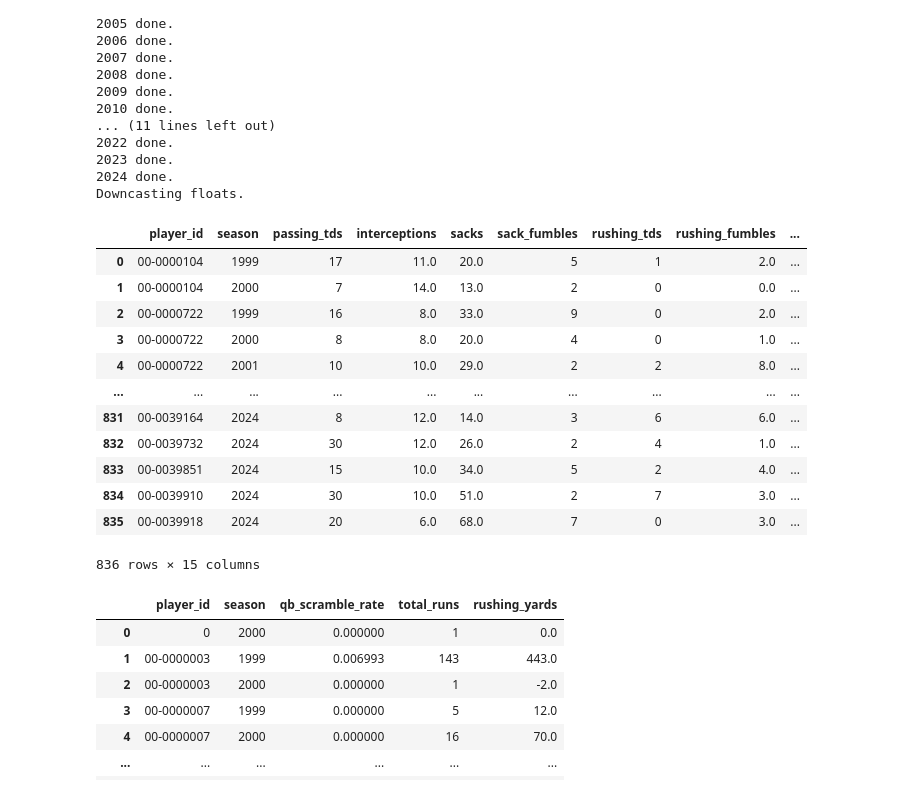
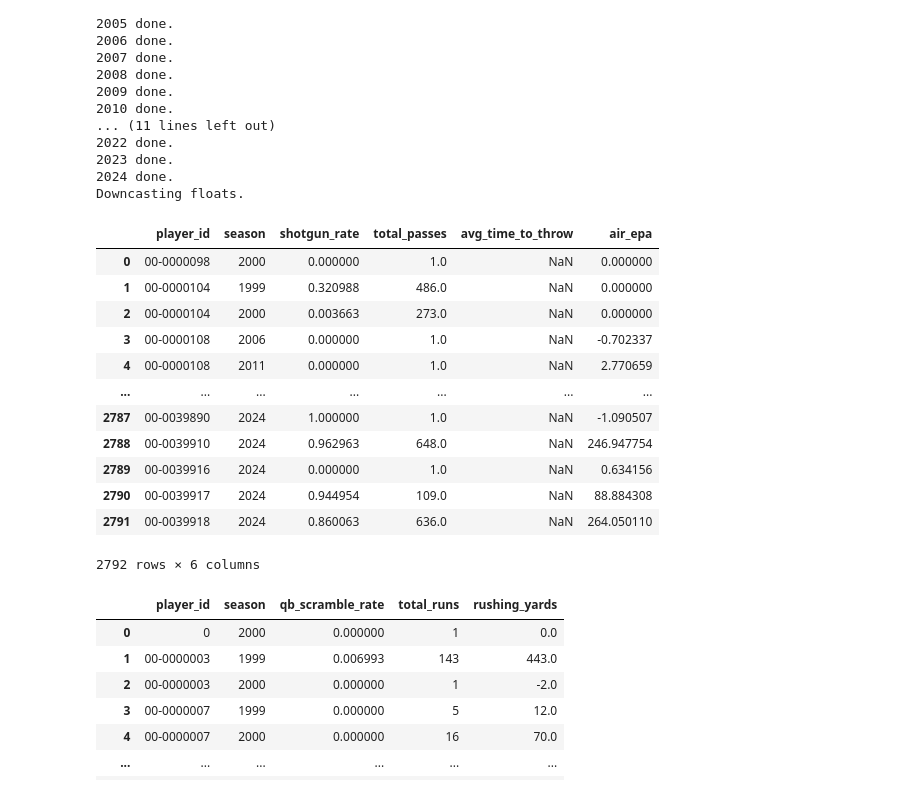
Before and after one commit to JevanC/nfl-stats, a Jupyter notebook: main.ipynb, the cells around one changed output. Saved outputs shown, nothing was run; the diff lists cells and outputs as text; code cells hidden in the pictures.

```diff
--- a/main.ipynb
+++ b/main.ipynb
@@ -64,7 +43,7 @@ Downcasting floats.
 # %%
 stats2024 = nfl.import_pbp_data(years=[i for i in range(1999,2025)])
 stats2024 = stats2024[(stats2024['qb_kneel'] == 0.0) & (stats2024['play_type'] != 'no_play')]
-relevant = stats2024[['play_type', 'shotgun', 'qb_dropback', 'qb_scramble', 'air_yards', 'rushing_yards', 'id', 'season']]
+relevant = stats2024[['play_type', 'shotgun', 'qb_dropback', 'qb_scramble', 'air_yards', 'rushing_yards', 'id', 'season', 'time_to_throw', 'air_epa']]
 # %% [output]
 1999 done.
 2000 done.
@@ -85,26 +64,26 @@ relevant = stats2024[['play_type', 'shotgun', 'qb_dropback', 'qb_scramble', 'air
 Downcasting floats.
 # %%
 relevant = relevant.rename(columns={'id' : 'player_id'})
-pass_stats = relevant[relevant['play_type'] == 'pass'].groupby(['player_id', 'season']).agg({'shotgun' : sum, 'qb_dropback' : sum})
+pass_stats = relevant[relevant['play_type'] == 'pass'].groupby(['player_id', 'season']).agg({'shotgun' : 'sum', 'qb_dropback' : 'sum', 'time_to_throw' : 'mean', 'air_epa' : 'sum'})
 pass_stats['shotgun'] = pass_stats.shotgun / pass_stats.qb_dropback
-pass_stats.columns = ['shotgun_rate', 'total_passes']
+pass_stats.columns = ['shotgun_rate', 'total_passes', 'avg_time_to_throw', 'air_epa']
 pass_stats = pass_stats.reset_index()
 # %%
-weekly_relevant
+pass_stats
 # %% [output]
-|  | player_id | season | passing_tds | interceptions | sacks | sack_fumbles | rushing_tds | rushing_fumbles | ... |
-| 0 | 00-0000104 | 1999 | 17 | 11.0 | 20.0 | 5 | 1 | 2.0 | ... |
-| 1 | 00-0000104 | 2000 | 7 | 14.0 | 13.0 | 2 | 0 | 0.0 | ... |
-| 2 | 00-0000722 | 1999 | 16 | 8.0 | 33.0 | 9 | 0 | 2.0 | ... |
-| 3 | 00-0000722 | 2000 | 8 | 8.0 | 20.0 | 4 | 0 | 1.0 | ... |
-| 4 | 00-0000722 | 2001 | 10 | 10.0 | 29.0 | 2 | 2 | 8.0 | ... |
-| ... | ... | ... | ... | ... | ... | ... | ... | ... | ... |
-| 831 | 00-0039164 | 2024 | 8 | 12.0 | 14.0 | 3 | 6 | 6.0 | ... |
-| 832 | 00-0039732 | 2024 | 30 | 12.0 | 26.0 | 2 | 4 | 1.0 | ... |
-| 833 | 00-0039851 | 2024 | 15 | 10.0 | 34.0 | 5 | 2 | 4.0 | ... |
-| 834 | 00-0039910 | 2024 | 30 | 10.0 | 51.0 | 2 | 7 | 3.0 | ... |
-| 835 | 00-0039918 | 2024 | 20 | 6.0 | 68.0 | 7 | 0 | 3.0 | ... |
+|  | player_id | season | shotgun_rate | total_passes | avg_time_to_throw | air_epa |
+| 0 | 00-0000098 | 2000 | 0.000000 | 1.0 | NaN | 0.000000 |
+| 1 | 00-0000104 | 1999 | 0.320988 | 486.0 | NaN | 0.000000 |
+| 2 | 00-0000104 | 2000 | 0.003663 | 273.0 | NaN | 0.000000 |
+| 3 | 00-0000108 | 2006 | 0.000000 | 1.0 | NaN | -0.702337 |
+| 4 | 00-0000108 | 2011 | 0.000000 | 1.0 | NaN | 2.770659 |
+| ... | ... | ... | ... | ... | ... | ... |
+| 2787 | 00-0039890 | 2024 | 1.000000 | 1.0 | NaN | -1.090507 |
+| 2788 | 00-0039910 | 2024 | 0.962963 | 648.0 | NaN | 246.947754 |
+| 2789 | 00-0039916 | 2024 | 0.000000 | 1.0 | NaN | 0.634156 |
+| 2790 | 00-0039917 | 2024 | 0.944954 | 109.0 | NaN | 88.884308 |
+| 2791 | 00-0039918 | 2024 | 0.860063 | 636.0 | NaN | 264.050110 |
-836 rows × 15 columns
+2792 rows × 6 columns
 # %%
 run_stats = relevant[relevant['play_type'] == 'run'].groupby(['player_id', 'season']).agg({'qb_scramble' : ['sum', 'count'], 'rushing_yards' : 'sum'})
 run_stats.columns = ['qb_scramble_sum', 'total_runs', 'rushing_yards']
```
Also changed, not shown: parts of 14 cells of this notebook.
